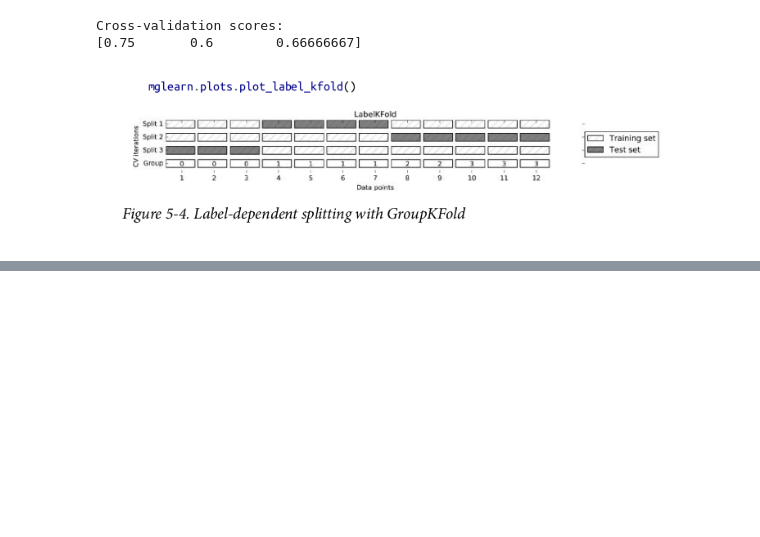
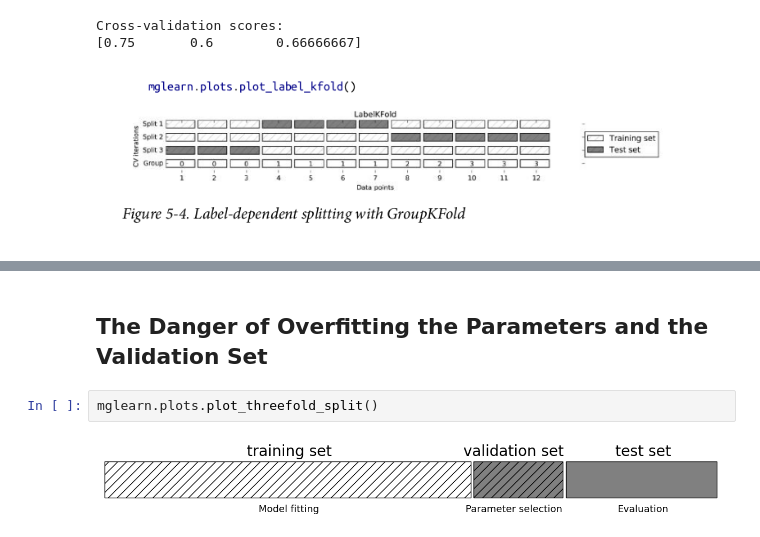
Before and after one commit to DaringUnicorn/intro-to-ml, a Jupyter notebook: chapter 5/Model_Evaluation_and_Imporvement.ipynb, the cells around one changed output, grey strips where cells are left out. Cells and saved outputs as stored; diff of their text form; blank space fills up the shorter version.

```diff
--- a/chapter 5/Model_Evaluation_and_Imporvement.ipynb
+++ b/chapter 5/Model_Evaluation_and_Imporvement.ipynb
@@ -131,0 +164,6 @@ Cross-validation scores:
+# %% [markdown]
+## The Danger of Overfitting the Parameters and the Validation Set
+# %%
+mglearn.plots.plot_threefold_split()
+# %% [output]
+[figure, added]
```
Also changed, not shown: parts of 27 cells of this notebook.
